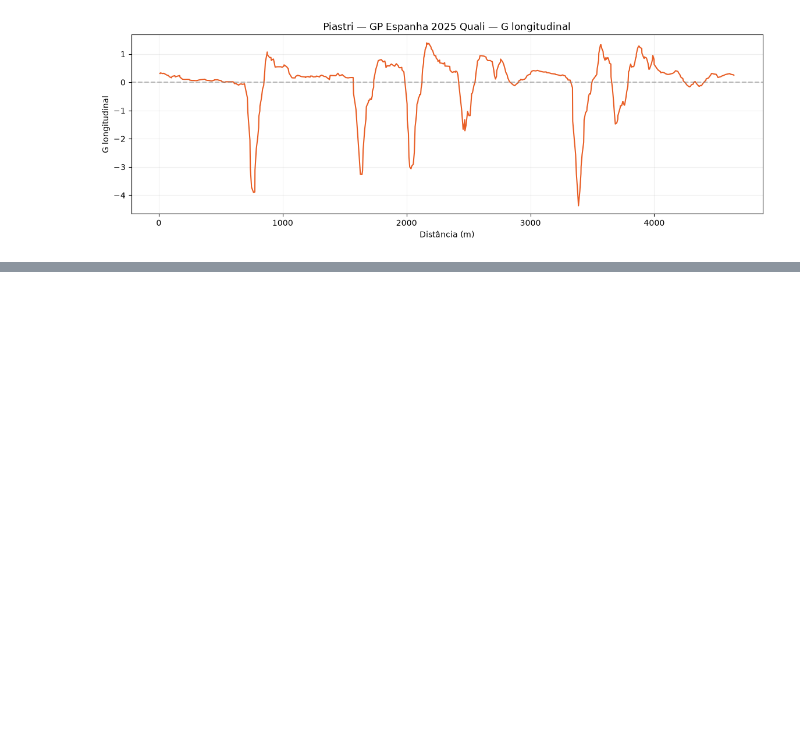
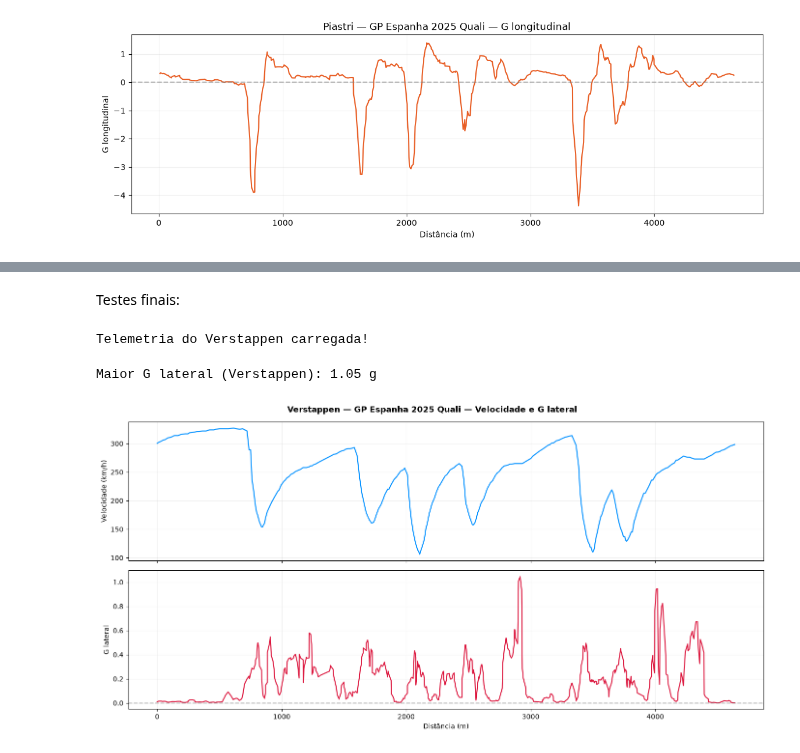
Before and after one commit to Mazzoni-mat-ap/telemetria-f1, a Jupyter notebook: MODULO2.ipynb, the cells around one changed output, grey strips where cells are left out. Saved outputs shown, nothing was run; the diff lists cells and outputs as text; code cells hidden in the pictures; blank space fills up the shorter version.

```diff
--- a/MODULO2.ipynb
+++ b/MODULO2.ipynb
@@ -183,0 +387,33 @@ plt.show()
+# %% [markdown]
+Testes finais:
+# %%
+verstappen = session.laps.pick_driver('VER').pick_fastest()
+tel_ver = verstappen.get_telemetry().add_distance()
+
+print("Telemetria do Verstappen carregada!")
+# %% [output]
+Telemetria do Verstappen carregada!
+# %%
+dist_ver, g_bruto_ver, g_suave_ver = calcular_g_lateral(tel_ver)
+
+print(f"Maior G lateral (Verstappen): {np.abs(g_suave_ver).max():.2f} g")
+# %% [output]
+Maior G lateral (Verstappen): 1.05 g
+# %%
+fig, axes = plt.subplots(2, 1, figsize=(14, 7), sharex=True)
+
+axes[0].plot(tel_ver['Distance'], tel_ver['Speed'], color='#0090FF')
+axes[0].set_ylabel('Velocidade (km/h)')
+axes[0].grid(alpha=0.2)
+
+axes[1].plot(dist_ver, g_suave_ver, color='#DC143C')
+axes[1].axhline(0, color='gray', linestyle='--', alpha=0.5)
+axes[1].set_ylabel('G lateral')
+axes[1].set_xlabel('Distância (m)')
+axes[1].grid(alpha=0.2)
+
+fig.suptitle('Verstappen — GP Espanha 2025 Quali — Velocidade e G lateral', fontweight='bold')
+plt.tight_layout()
+plt.show()
+# %% [output]
+[figure, added]
```
Also changed, not shown: parts of 16 cells of this notebook, 1 other file.
